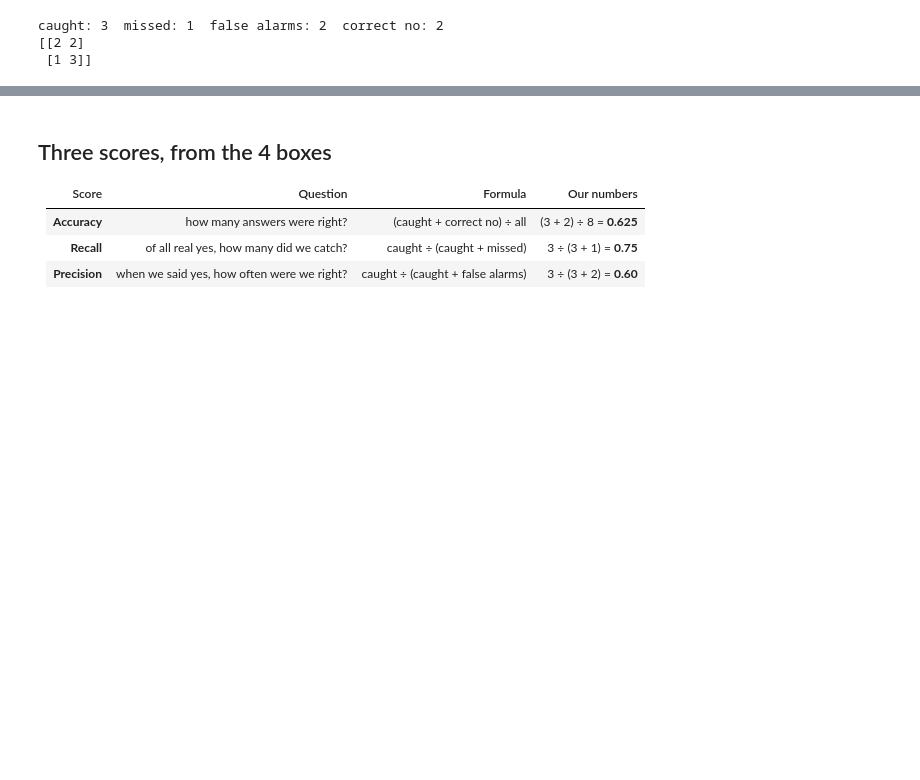
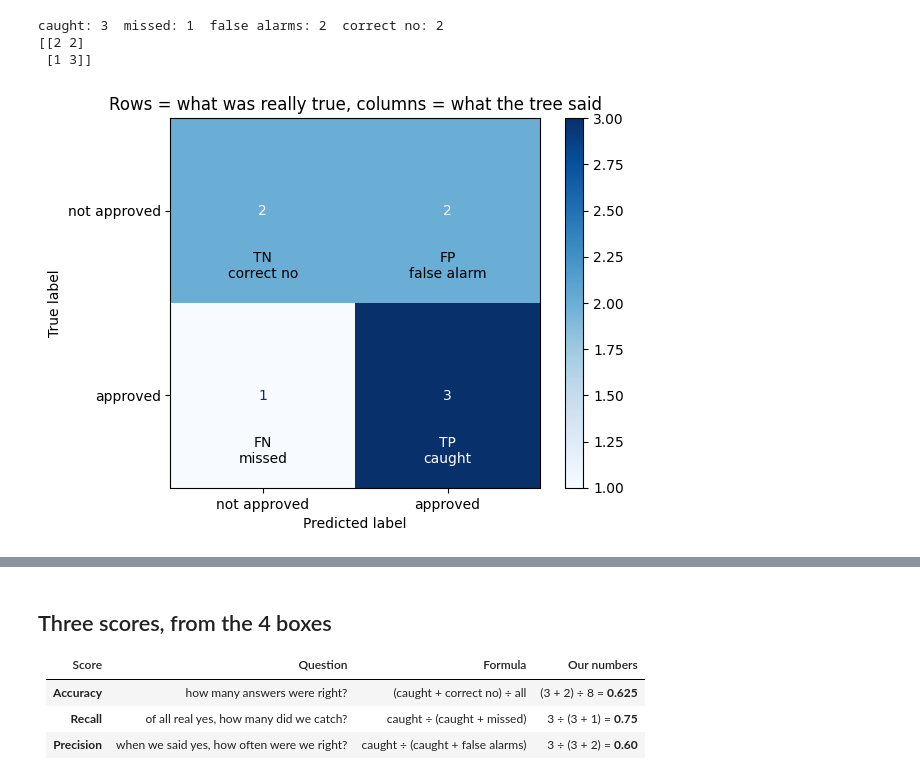
Before and after one commit to sameermakhanii/Python-for-AI-me, a Jupyter notebook: notebooks/Week 4/Day 20/Day_20_Decision_Tree_By_Hand_TEST.ipynb, the cells around one changed output, grey strips where cells are left out. Drawn from its saved outputs; the diff is of its cells as text; code cells hidden in the pictures; blank space fills up the shorter version.

```diff
--- a/notebooks/Week 4/Day 20/Day_20_Decision_Tree_By_Hand_TEST.ipynb
+++ b/notebooks/Week 4/Day 20/Day_20_Decision_Tree_By_Hand_TEST.ipynb
@@ -333,3 +337,6 @@ test
 | P6 | 130 | 0 | 0 | 1 | income 130 > 100, never defaulted... | False |
 | P7 | 190 | 0 | 1 | 1 | income 190 > 100, never defaulted... | True |
 | P8 | 105 | 0 | 0 | 1 | income 105 > 100, never defaulted... | False |
+# %%
+test["sklearn tree says"] = tree.predict(test[features])
+test[["monthly_income", "has_defaulted_before", "approved", "tree says", "sklearn tree says"]]
@@ -393,3 +447,21 @@ print(confusion_matrix(real, said))
 caught: 3  missed: 1  false alarms: 2  correct no: 2
 [[2 2]
  [1 3]]
+# %%
+from sklearn.metrics import ConfusionMatrixDisplay
+
+disp = ConfusionMatrixDisplay.from_predictions(
+    real, said, display_labels=["not approved", "approved"], cmap="Blues")
+
+# Write the short name inside each box (white text on the dark box)
+names = [["TN\ncorrect no", "FP\nfalse alarm"],
+         ["FN\nmissed", "TP\ncaught"]]
+for r in range(2):
+    for c in range(2):
+        colour = "white" if (r, c) == (1, 1) else "black"
+        disp.ax_.text(c, r + 0.3, names[r][c], ha="center", va="center", fontsize=10, color=colour)
+
+plt.title("Rows = what was really true, columns = what the tree said")
+plt.show()
+# %% [output]
+[figure, added]
```
Also changed, not shown: parts of 30 cells of this notebook, 1 other file.
